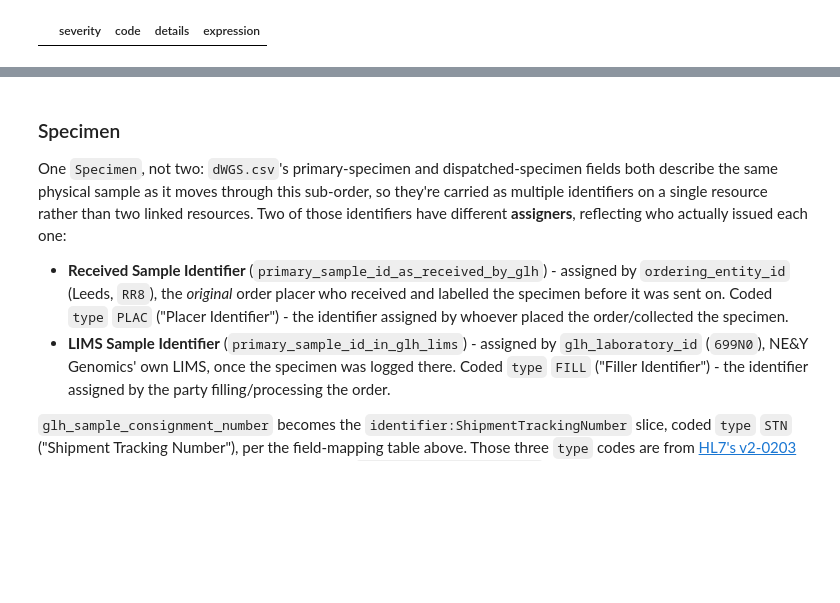
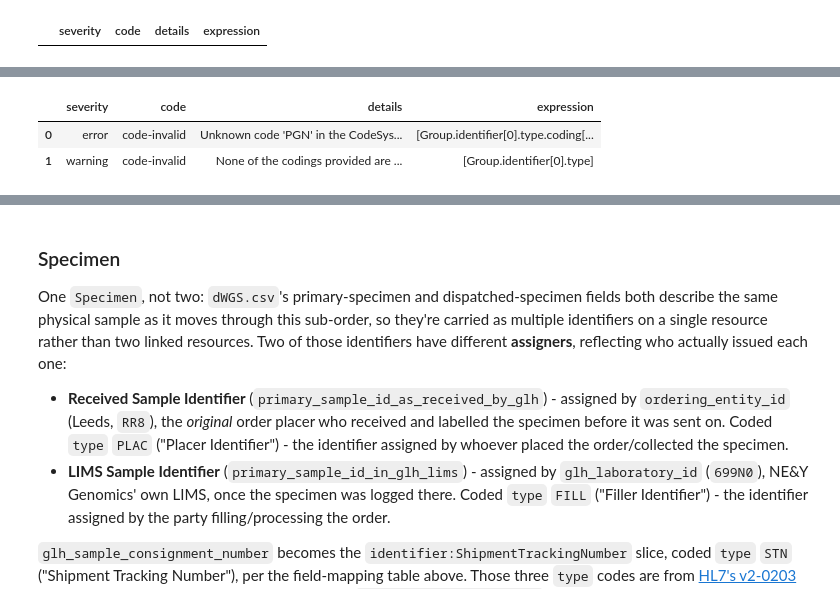
Before and after one commit to nw-gmsa/Testing, a Jupyter notebook: notebooks/08-subcontracted-laboratory-order-from-external-glh.ipynb, the cells around one changed output, grey strips where cells are left out. Saved outputs shown, nothing was run; the diff lists cells and outputs as text; code cells hidden in the pictures; blank space fills up the shorter version.

```diff
--- a/notebooks/08-subcontracted-laboratory-order-from-external-glh.ipynb
+++ b/notebooks/08-subcontracted-laboratory-order-from-external-glh.ipynb
@@ -438,6 +503,13 @@ NEY_GLH_NAME = {
 NWGMSA_PATIENT_PROFILE = "https://fhir.nwgenomics.nhs.uk/StructureDefinition/Patient"
 NWGMSA_SERVICE_REQUEST_PROFILE = "https://fhir.nwgenomics.nhs.uk/StructureDefinition/ServiceRequest"
 NWGMSA_SPECIMEN_PROFILE = "https://fhir.nwgenomics.nhs.uk/StructureDefinition/Specimen"
+NWGMSA_FAMILY_GENETIC_GROUP_PROFILE = "https://fhir.nwgenomics.nhs.uk/StructureDefinition/FamilyGeneticGroup"
+NWGMSA_CODESYSTEM = "https://fhir.nwgenomics.nhs.uk/CodeSystem/NWGMSA"
+NGIS_REFERRAL_ID_SYSTEM = "https://fhir.nwgenomics.nhs.uk/Identifier/NGIS-ReferralIdentifier"
+# Identifier profiles (not declarable on the identifier itself - documented for traceability)
+NGIS_REFERRAL_ID_PROFILE = "https://fhir.nwgenomics.nhs.uk/StructureDefinition/NGISReferralId"
+NGIS_COMPOSITE_ORDER_NUMBER_PROFILE = "https://fhir.nwgenomics.nhs.uk/StructureDefinition/NGISCompositeOrderNumber"
+V3_ROLE_CODE = "http://terminology.hl7.org/CodeSystem/v3-RoleCode"
 
 
 def details(item):
@@ -477,7 +549,7 @@ def validate_resource(resource, profile):
 row = dwgs_df.iloc[0]
 row[["referral_id", "clinical_indication_test_type_id", "patient_nhs_number", "patient_ngis_id",
      "ordering_entity_id", "glh_laboratory_id", "primary_sample_id_as_received_by_glh",
-     "dispatched_sample_lsid", "glh_sample_consignment_number", "family_structure", "participant_type"]]
+     "dispatched_sample_lsid", "glh_sample_consignment_number"]]
 # %% [output]
 referral_id                                      r2026000201
 clinical_indication_test_type_id                       R14.1
@@ -493,0 +574,29 @@ Name: 0, dtype: object
+# %%
+# NHS England PDS integration-environment extracts - stand-in for a live PDS (FHIR API) lookup.
+pds_df = pd.concat(
+    pd.read_csv(f"Input/PDS/{name}", dtype=str, keep_default_na=False, encoding="utf-8-sig")
+    for name in ("NEY.csv", "NW.csv")
+).set_index("NHS Number")
+
+pds = pds_df.loc[row["patient_nhs_number"]]
+assert pd.to_datetime(pds["Date Of Birth"], dayfirst=True).strftime("%Y-%m-%d") == row["patient_date_of_birth"], \
+    "PDS date of birth doesn't match the manifest - wrong patient?"
+patient_forename = pds["Forename"]
+patient_surname = pds["Surname"]
+
+# NW GMS local-extension values with no agreed source yet - NOT from the national manifest.
+# Values are the ones Input/dWGS.csv carried before its local-extension columns were removed.
+LOCAL_EXTENSION_STANDIN = {
+    "p2026000101": {"family_structure": "Singleton", "participant_type": "Proband",
+                    "clinical_information": "Suspected inherited neurodevelopmental condition."},
+    "p2026000102": {"family_structure": "Duo", "participant_type": "Proband", "clinical_information": ""},
+    "p2026000103": {"family_structure": "Duo", "participant_type": "Family Member", "clinical_information": ""},
+    "p2026000104": {"family_structure": "Trio", "participant_type": "Proband",
+                    "clinical_information": "Patient has intellectual disability"},
+    "p2026000105": {"family_structure": "Trio", "participant_type": "Family Member", "clinical_information": ""},
+    "p2026000106": {"family_structure": "Trio", "participant_type": "Family Member", "clinical_information": ""},
+}
+local_extension = LOCAL_EXTENSION_STANDIN[row["patient_ngis_id"]]
+
+print(f"PDS: {patient_forename} {patient_surname} (DOB matches manifest)")
+local_extension
@@ -587 +755,7 @@ print(json.dumps(family_structure_observation, indent=2))
 }
+# %%
+validate_resource(family_group, NWGMSA_FAMILY_GENETIC_GROUP_PROFILE)
+# %% [output]
+|  | severity | code | details | expression |
+| 0 | error | code-invalid | Unknown code 'PGN' in the CodeSys... | [Group.identifier[0].type.coding[... |
+| 1 | warning | code-invalid | None of the codings provided are ... | [Group.identifier[0].type] |
```
Also changed, not shown: parts of 24 cells of this notebook, 11 other files.
